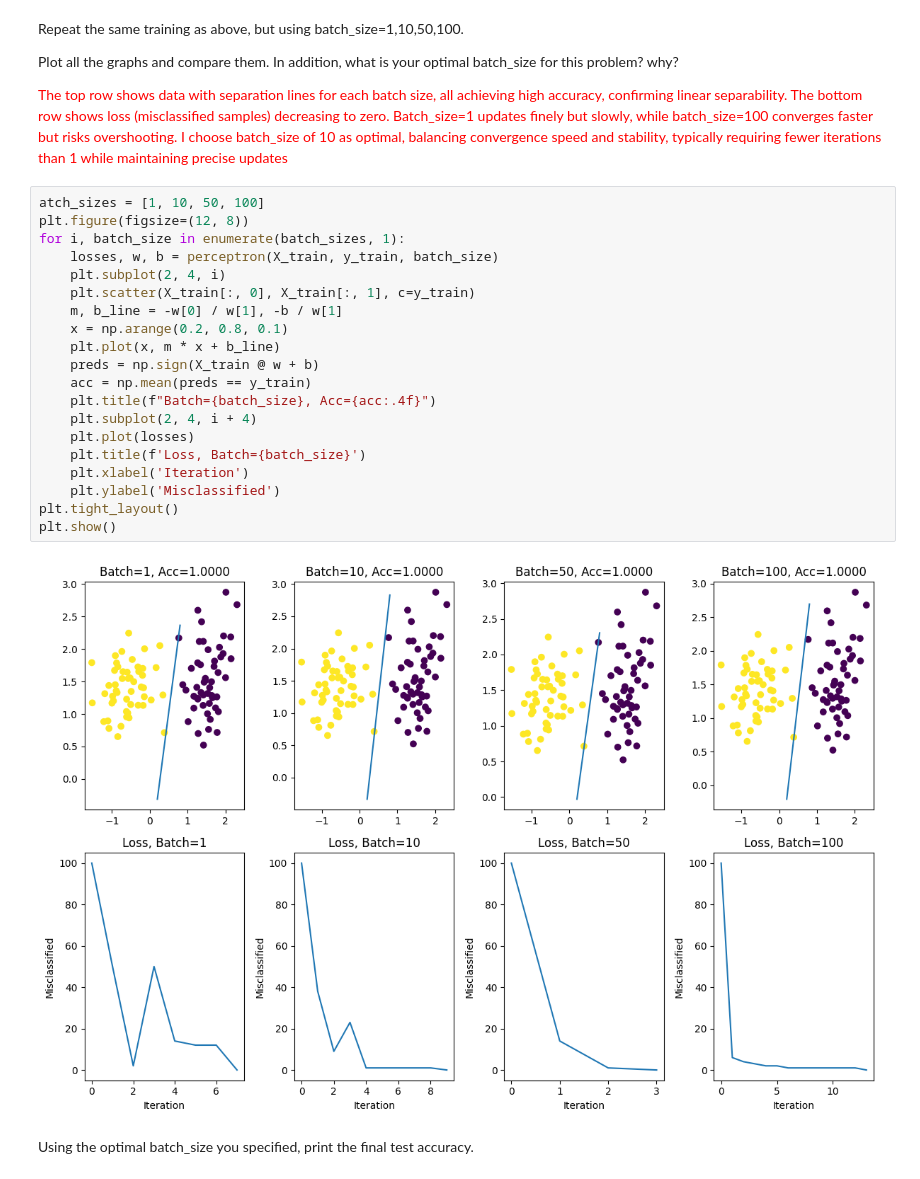
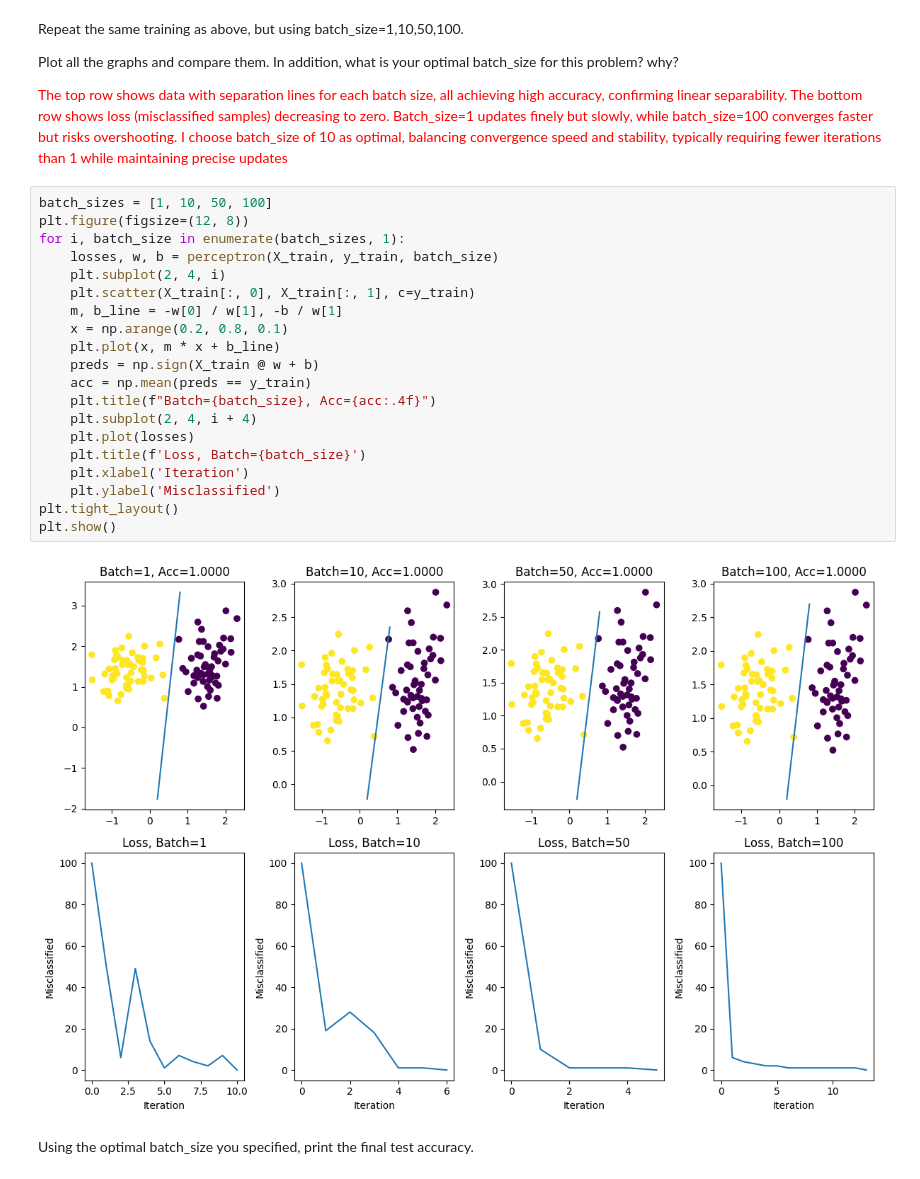
Before and after one commit to MahmoudAbade/ML-HW, a Jupyter notebook: HW2.ipynb, the cells around one changed output. Saved outputs shown, nothing was run; the diff lists cells and outputs as text.

```diff
--- a/HW2.ipynb
+++ b/HW2.ipynb
@@ -212,27 +310,27 @@ Plot all the graphs and compare them. In addition, what is your optimal batch_si
 
 <font color='red'>The top row shows data with separation lines for each batch size, all achieving high accuracy, confirming linear separability. The bottom row shows loss (misclassified samples) decreasing to zero. Batch_size=1 updates finely but slowly, while batch_size=100 converges faster but risks overshooting. I choose batch_size of 10 as optimal, balancing convergence speed and stability, typically requiring fewer iterations than 1 while maintaining precise updates</font>
 # %%
-atch_sizes = [1, 10, 50, 100]
+batch_sizes = [1, 10, 50, 100]
 plt.figure(figsize=(12, 8))
 for i, batch_size in enumerate(batch_sizes, 1):
     losses, w, b = perceptron(X_train, y_train, batch_size)
     plt.subplot(2, 4, i)
     plt.scatter(X_train[:, 0], X_train[:, 1], c=y_train)
     m, b_line = -w[0] / w[1], -b / w[1]
     x = np.arange(0.2, 0.8, 0.1)
     plt.plot(x, m * x + b_line)
     preds = np.sign(X_train @ w + b)
     acc = np.mean(preds == y_train)
     plt.title(f"Batch={batch_size}, Acc={acc:.4f}")
     plt.subplot(2, 4, i + 4)
     plt.plot(losses)
     plt.title(f'Loss, Batch={batch_size}')
     plt.xlabel('Iteration')
     plt.ylabel('Misclassified')
 plt.tight_layout()
 plt.show()
 # %% [output]
-[figure, old version]
+[figure, new version]
 # %% [markdown]
 Using the optimal batch_size you specified, print the final test accuracy.
 # %%
```
Also changed, not shown: parts of 18 cells of this notebook, 1 other file.
